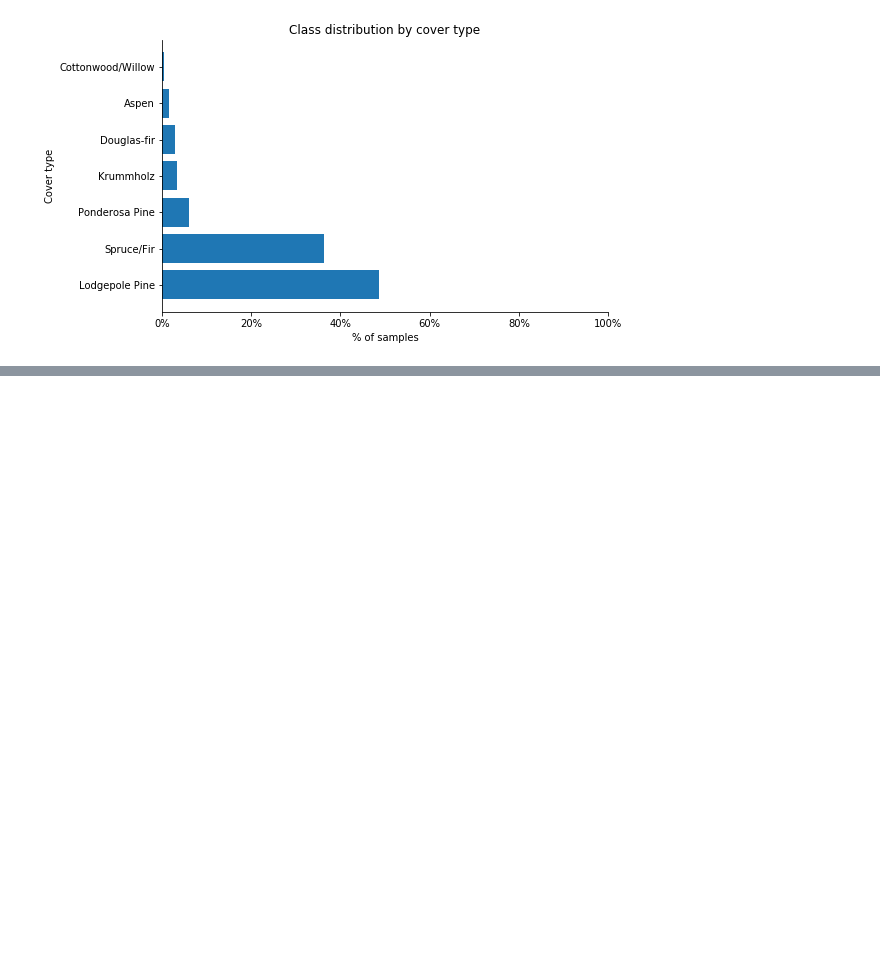
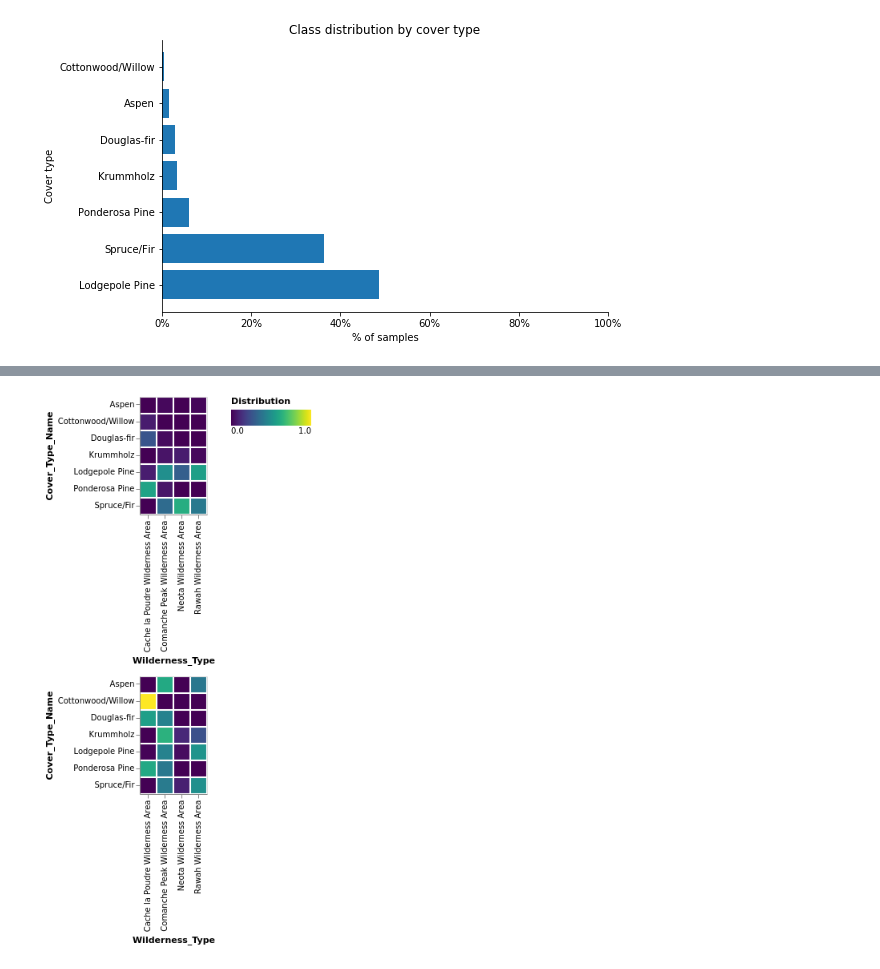
Before and after one commit to BradleyKirton/foundery-case-study, a Jupyter notebook: case-study.ipynb, the cells around one changed output, grey strips where cells are left out. Cells and saved outputs as stored; diff of their text form; code cells hidden in the pictures; blank space fills up the shorter version.

```diff
--- a/case-study.ipynb
+++ b/case-study.ipynb
@@ -241,6 +285,24 @@ covertype = pd.read_csv(
     DATA_FILE,
     names=names
 )
+
+# Add the wilderness area names, soil type names and cover type names for analysis later
+covertype['Wilderness_Area_Name'] = (
+    covertype[wilderness_features]
+    .idxmax(axis=1)
+    .map(WILDERNESS_MAPPING)
+)
+
+covertype['Soil_Type_Name'] = (
+    covertype[soil_type_features]
+    .idxmax(axis=1)
+    .map(SOIL_TYPE_MAPPING)
+)
+
+covertype['Cover_Type_Name'] = (
+    covertype.Cover_Type
+    .map(TARGET_MAPPING)
+)
 # %% [markdown]
 By examining the parsed data frame we can confirm that the data set contains 581,012 samples and that each of the fields has been parsed as an `int64` dtype. Although the Wilderness_Area and Soil_Type features are binary features, representing them as `int64` data is sufficient as they are stored in a one-hot-encoded fashion. Later in this notebook we will convert all the dtypes to `float64` as scitkit-learn makes the assumption that all data is floating point data.
 
@@ -677,0 +434,51 @@ Train accuracy 0.9242081058566777
+# %%
+group = covertype.groupby('Cover_Type_Name')
+wilderness_area = group[wilderness_features].sum()
+wilderness_area.columns = wilderness_area.columns.map(WILDERNESS_MAPPING)
+
+cover_type_by_wilderness_area = wilderness_area.divide(wilderness_area.sum(axis=0), axis=1)
+wilderness_area_by_cover_type = wilderness_area.divide(wilderness_area.sum(axis=1), axis=0)
+
+def prepare_frame_for_charting(frame: DataFrame) -> DataFrame:
+    """Prepare the given data frame for plotting
+    Args:
+        frame (DataFrame):
+
+    Returns:
+        A DataFrame to be plotted
+    """
+    return (
+        frame
+            .unstack()
+            .reset_index()
+            .rename(columns={'level_0': 'Wilderness_Type', 0: 'Distribution'})
+    )
+
+# Plot the data
+cover_type_by_wilderness_area_chart = (
+    alt
+        .Chart(prepare_frame_for_charting(cover_type_by_wilderness_area))
+        .mark_rect()
+        .encode(
+            x='Wilderness_Type:O',
+            y='Cover_Type_Name:O',
+            color='Distribution:Q',
+            tooltip='Distribution'
+        )
+)
+
+wilderness_area_by_cover_type_chart = (
+    alt
+        .Chart(prepare_frame_for_charting(wilderness_area_by_cover_type))
+        .mark_rect()
+        .encode(
+            x='Wilderness_Type:O',
+            y='Cover_Type_Name:O',
+            color='Distribution:Q',
+            tooltip='Distribution'
+        )
+)
+
+cover_type_by_wilderness_area_chart & wilderness_area_by_cover_type_chart
+# %% [output]
+[figure, added]
```
Also changed, not shown: parts of 44 cells of this notebook.
